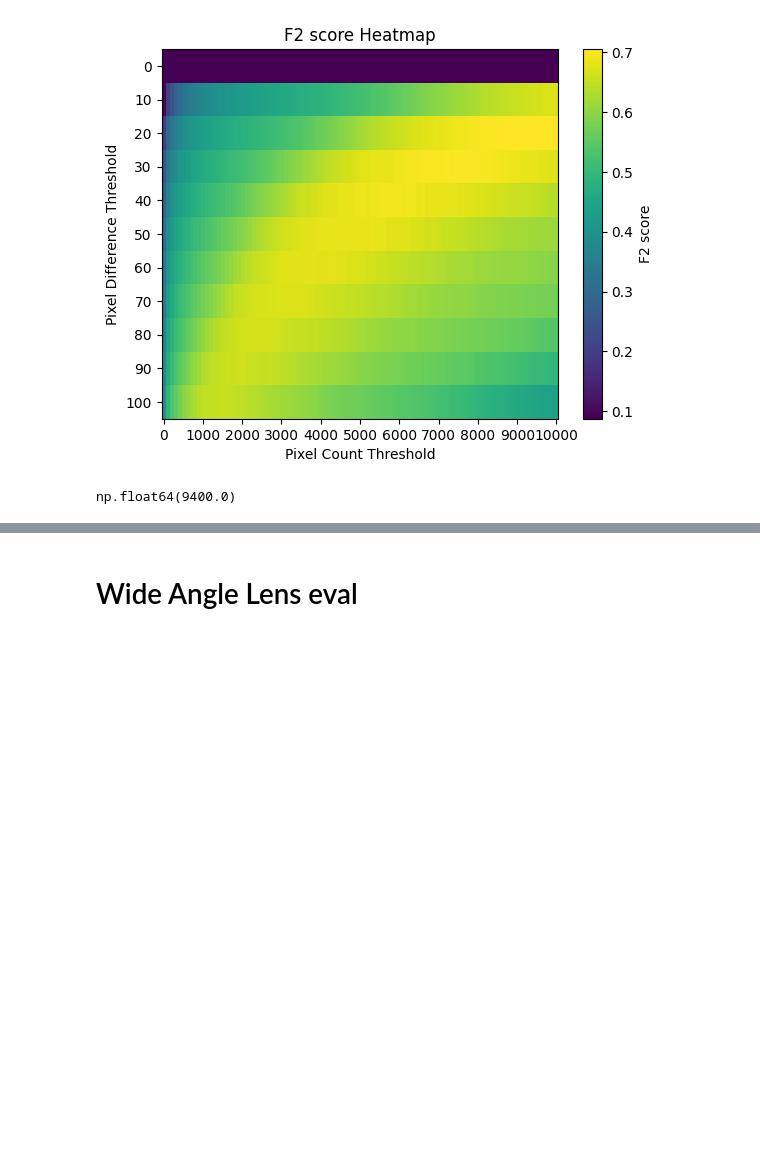
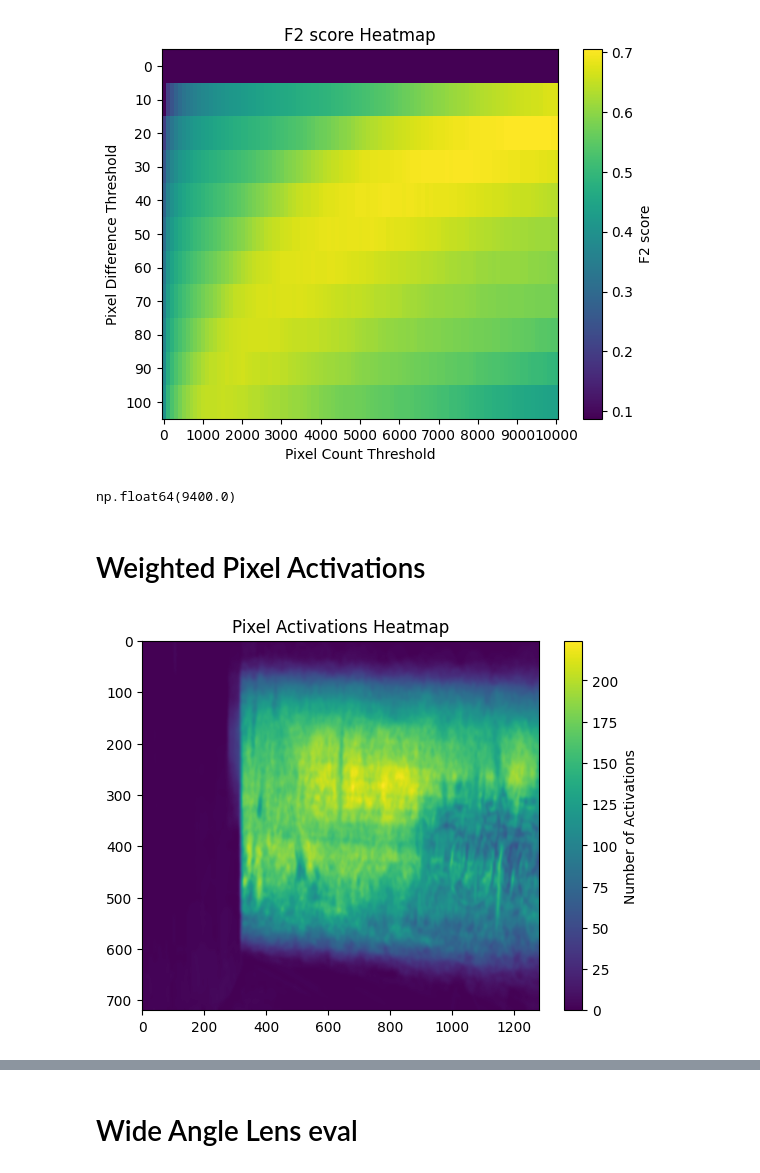
Before and after one commit to jingxuan19/ShedSense, a Jupyter notebook: evaluation/analysis.ipynb, the cells around one changed output, grey strips where cells are left out. Cells and saved outputs as stored; diff of their text form; code cells hidden in the pictures; blank space fills up the shorter version.

```diff
--- a/evaluation/analysis.ipynb
+++ b/evaluation/analysis.ipynb
@@ -379,3 +379,5 @@ f2_scores[2, 94]
 pixel_count_thresholds[94]
 # %% [output]
 np.float64(9400.0)
+# %% [markdown]
+# Weighted Pixel Activations
@@ -381,0 +432,15 @@ np.float64(9400.0)
+# %%
+import matplotlib.pyplot as plt
+
+plt.imshow(cv2.GaussianBlur(pixel_activation_count, (19,19), 0), cmap='viridis', aspect="auto")
+# plt.imshow(pixel_activation_count, cmap='viridis', aspect="auto")
+plt.title('Pixel Activations Heatmap')
+# plt.xlabel('Pixel Count Threshold')
+# plt.ylabel('Pixel Difference Threshold')
+# plt.axis("off")
+plt.colorbar(label='Number of Activations')
+# plt.xticks(ticks=np.linspace(0, 100, 11), labels=np.linspace(0, 10000, 11, dtype=np.int64))
+# plt.yticks(ticks=np.arange(len(pixel_value_thresholds)), labels=np.array(pixel_value_thresholds, dtype=np.int64))
+plt.show()
+# %% [output]
+[figure, added]
```
Also changed, not shown: parts of 9 cells of this notebook, 9 other files.
